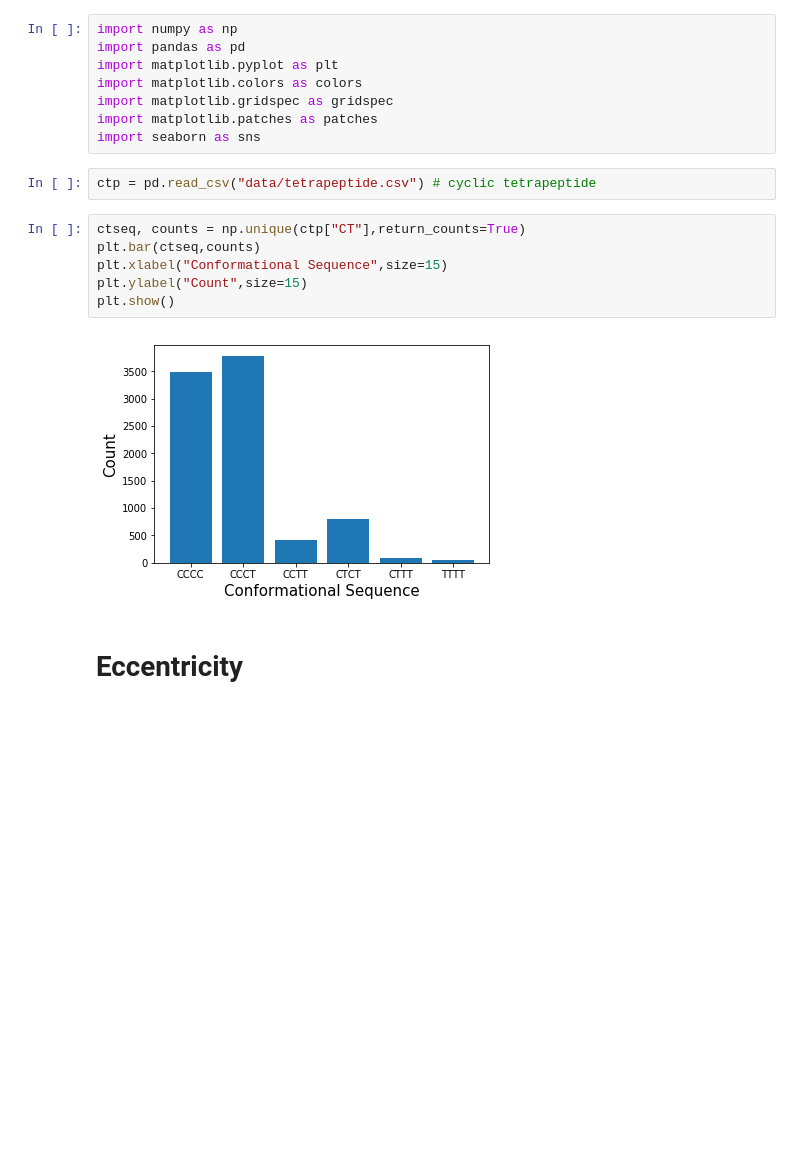
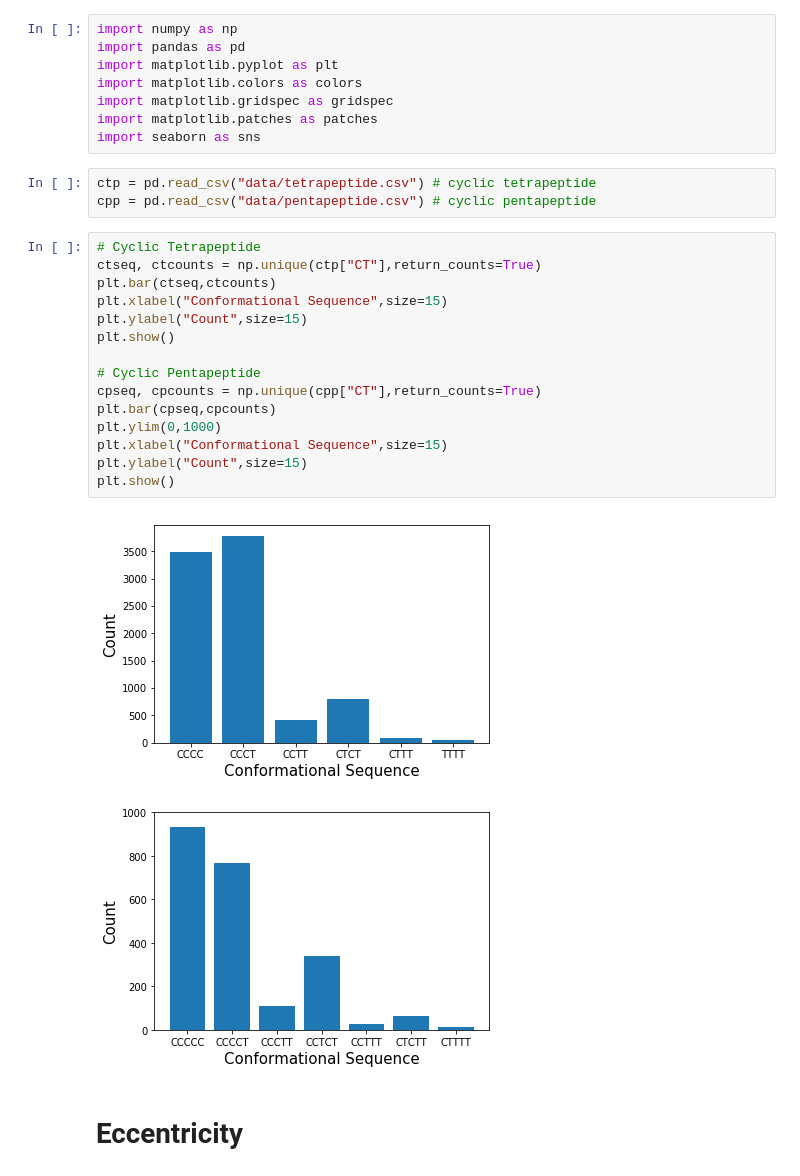
Before and after one commit to lucianlschan/RING, a Jupyter notebook: Cyclic Peptide Analysis.ipynb, the cells around one changed output. Saved outputs shown, nothing was run; the diff lists cells and outputs as text; blank space fills up the shorter version.

```diff
--- a/Cyclic Peptide Analysis.ipynb
+++ b/Cyclic Peptide Analysis.ipynb
@@ -8,14 +8,25 @@ import matplotlib.patches as patches
 import seaborn as sns
 # %%
 ctp = pd.read_csv("data/tetrapeptide.csv") # cyclic tetrapeptide
+cpp = pd.read_csv("data/pentapeptide.csv") # cyclic pentapeptide
 # %%
-ctseq, counts = np.unique(ctp["CT"],return_counts=True)
-plt.bar(ctseq,counts)
+# Cyclic Tetrapeptide
+ctseq, ctcounts = np.unique(ctp["CT"],return_counts=True)
+plt.bar(ctseq,ctcounts)
 plt.xlabel("Conformational Sequence",size=15)
 plt.ylabel("Count",size=15)
 plt.show()
+
+# Cyclic Pentapeptide
+cpseq, cpcounts = np.unique(cpp["CT"],return_counts=True)
+plt.bar(cpseq,cpcounts)
+plt.ylim(0,1000)
+plt.xlabel("Conformational Sequence",size=15)
+plt.ylabel("Count",size=15)
+plt.show()
 # %% [output]
 [figure]
+[figure, added]
 # %% [markdown]
 # Eccentricity
 # %%
```
Also changed, not shown: parts of 21 cells of this notebook, 1 other file.
